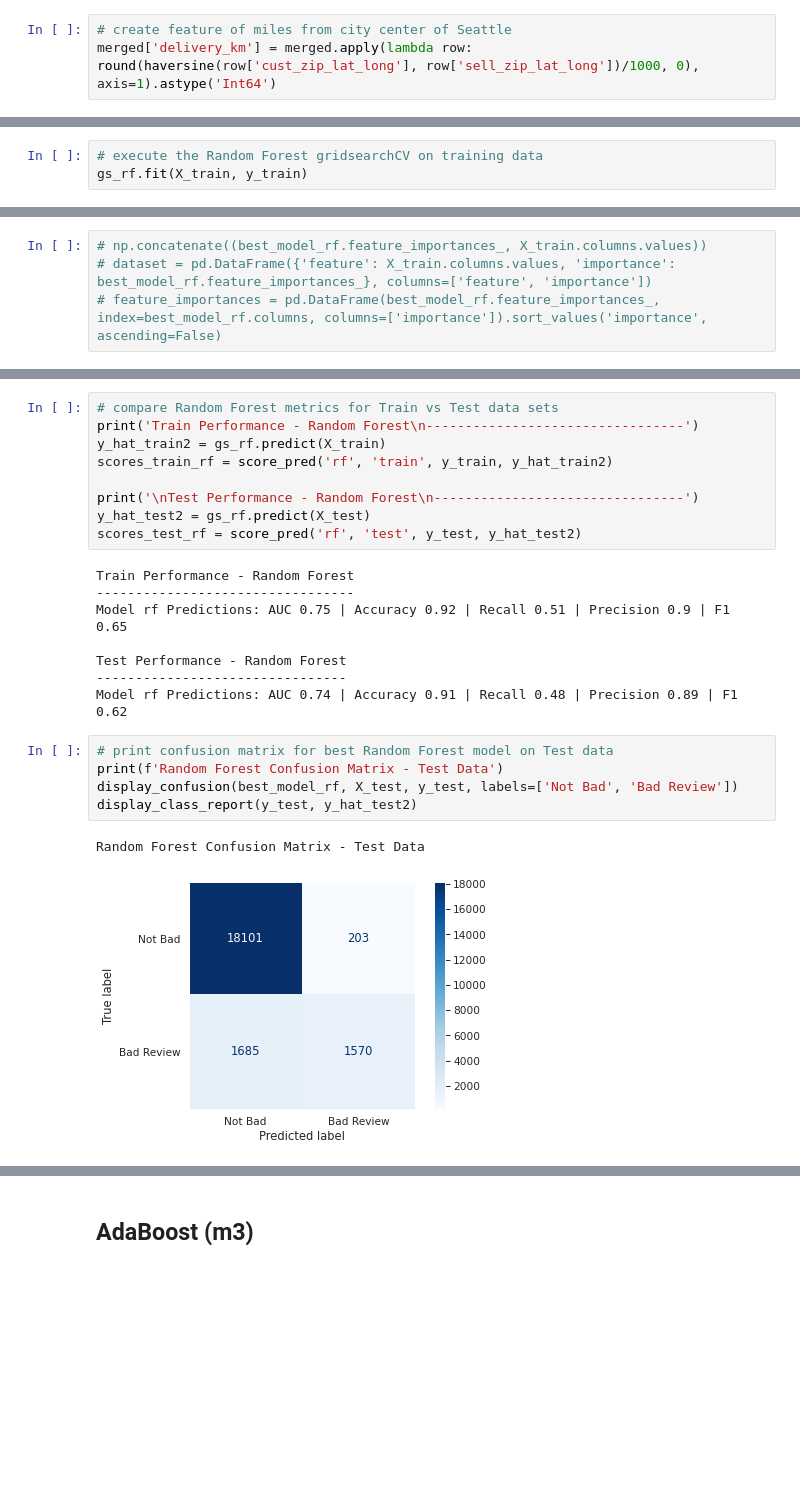
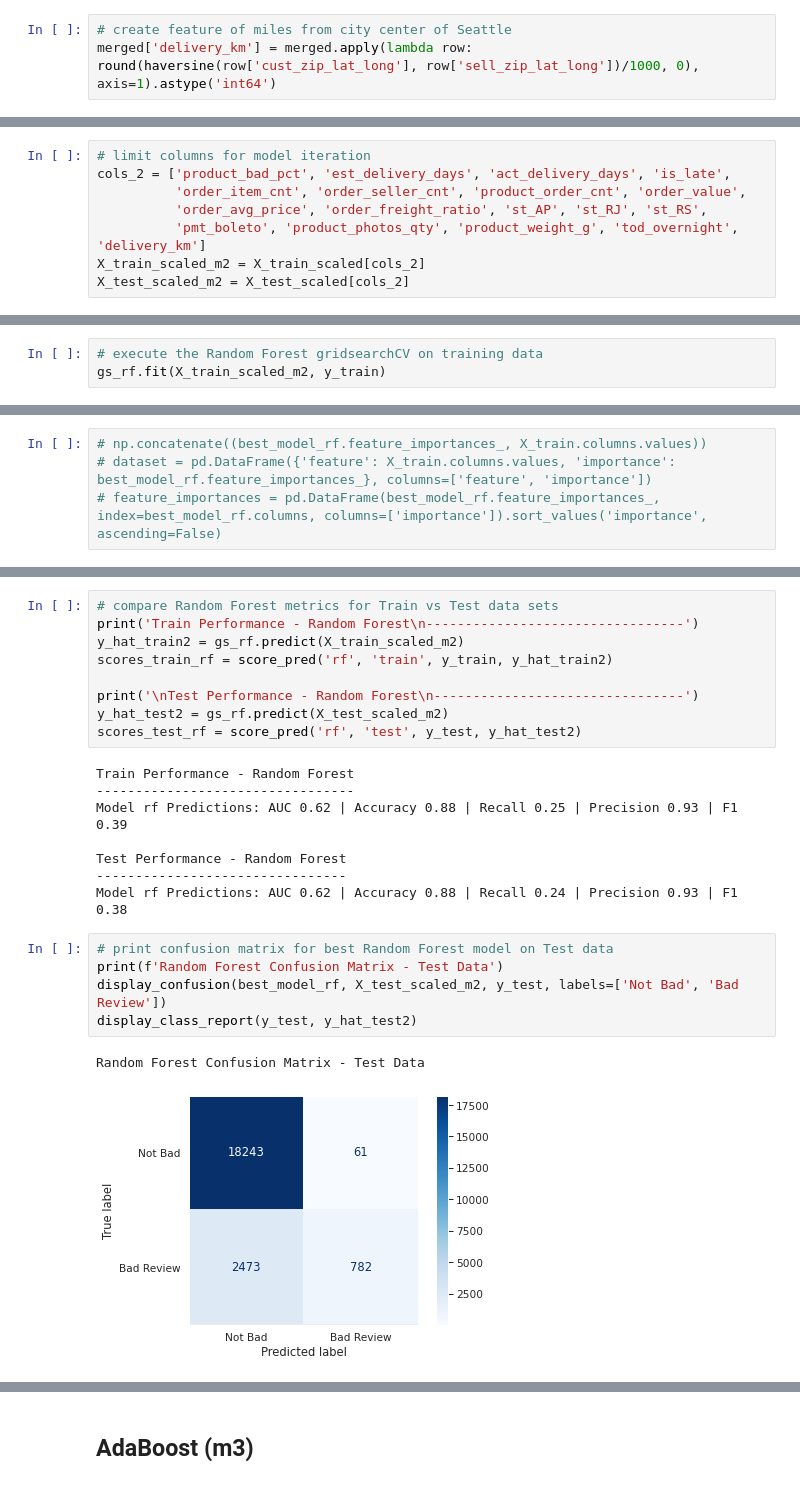
Before and after one commit to cutterback/p05-olist-customer-rating-prediction, a Jupyter notebook: Olist_Customer_Rating_Model.ipynb, the cells around one changed output, grey strips where cells are left out. Cells and saved outputs as stored; diff of their text form; blank space fills up the shorter version.

```diff
--- a/Olist_Customer_Rating_Model.ipynb
+++ b/Olist_Customer_Rating_Model.ipynb
@@ -752,7 +752,7 @@ def haversine(coord1, coord2):
     return 2*R*math.atan2(math.sqrt(a), math.sqrt(1 - a))
 # %%
 # create feature of miles from city center of Seattle
-merged['delivery_km'] = merged.apply(lambda row: round(haversine(row['cust_zip_lat_long'], row['sell_zip_lat_long'])/1000, 0), axis=1).astype('Int64')
+merged['delivery_km'] = merged.apply(lambda row: round(haversine(row['cust_zip_lat_long'], row['sell_zip_lat_long'])/1000, 0), axis=1).astype('int64')
 # %% [markdown]
 ### One-Hot Encodes
 # %%
@@ -1180,6 +1262,14 @@ Test Performance - Dummy Model
 Model dt Predictions: AUC 0.5 | Accuracy 0.74 | Recall 0.15 | Precision 0.15 | F1 0.15
 # %% [markdown]
 ## Random Forest (m2)
+# %%
+# limit columns for model iteration
+cols_2 = ['product_bad_pct', 'est_delivery_days', 'act_delivery_days', 'is_late',
+          'order_item_cnt', 'order_seller_cnt', 'product_order_cnt', 'order_value',
+          'order_avg_price', 'order_freight_ratio', 'st_AP', 'st_RJ', 'st_RS',
+          'pmt_boleto', 'product_photos_qty', 'product_weight_g', 'tod_overnight', 'delivery_km']
+X_train_scaled_m2 = X_train_scaled[cols_2]
+X_test_scaled_m2 = X_test_scaled[cols_2]
 # %%
 # create Random Forest classifier object
 model_rf = RandomForestClassifier(random_state=SEED, n_jobs=jobs)
@@ -1197,6 +1287,6 @@ grid_params_rf = [{'criterion': ['gini', 'entropy'], # measures split quality
 gs_rf = instantiate_grid(model_rf, grid_params_rf)
 # %%
 # execute the Random Forest gridsearchCV on training data
-gs_rf.fit(X_train, y_train)
+gs_rf.fit(X_train_scaled_m2, y_train)
 # %% [output]
 Fitting 5 folds for each of 96 candidates, totalling 480 fits
@@ -1269,26 +1361,26 @@ cv_results_metrics2 = show_grid_metrics(cv_results2, 'mean_test_precision', top_
 # %%
 # compare Random Forest metrics for Train vs Test data sets
 print('Train Performance - Random Forest\n---------------------------------')
-y_hat_train2 = gs_rf.predict(X_train)
+y_hat_train2 = gs_rf.predict(X_train_scaled_m2)
 scores_train_rf = score_pred('rf', 'train', y_train, y_hat_train2)
 
 print('\nTest Performance - Random Forest\n--------------------------------')
-y_hat_test2 = gs_rf.predict(X_test)
+y_hat_test2 = gs_rf.predict(X_test_scaled_m2)
 scores_test_rf = score_pred('rf', 'test', y_test, y_hat_test2)
 # %% [output]
 Train Performance - Random Forest
 ---------------------------------
-Model rf Predictions: AUC 0.75 | Accuracy 0.92 | Recall 0.51 | Precision 0.9 | F1 0.65
+Model rf Predictions: AUC 0.62 | Accuracy 0.88 | Recall 0.25 | Precision 0.93 | F1 0.39
 
 Test Performance - Random Forest
 --------------------------------
-Model rf Predictions: AUC 0.74 | Accuracy 0.91 | Recall 0.48 | Precision 0.89 | F1 0.62
+Model rf Predictions: AUC 0.62 | Accuracy 0.88 | Recall 0.24 | Precision 0.93 | F1 0.38
 # %%
 # print confusion matrix for best Random Forest model on Test data
 print(f'Random Forest Confusion Matrix - Test Data')
-display_confusion(best_model_rf, X_test, y_test, labels=['Not Bad', 'Bad Review'])
+display_confusion(best_model_rf, X_test_scaled_m2, y_test, labels=['Not Bad', 'Bad Review'])
 display_class_report(y_test, y_hat_test2)
 # %% [output]
 Random Forest Confusion Matrix - Test Data
-[figure, old version]
+[figure, new version]
                    Not Bad Pred  Bad Review Pred
```
Also changed, not shown: parts of 28 cells of this notebook.
